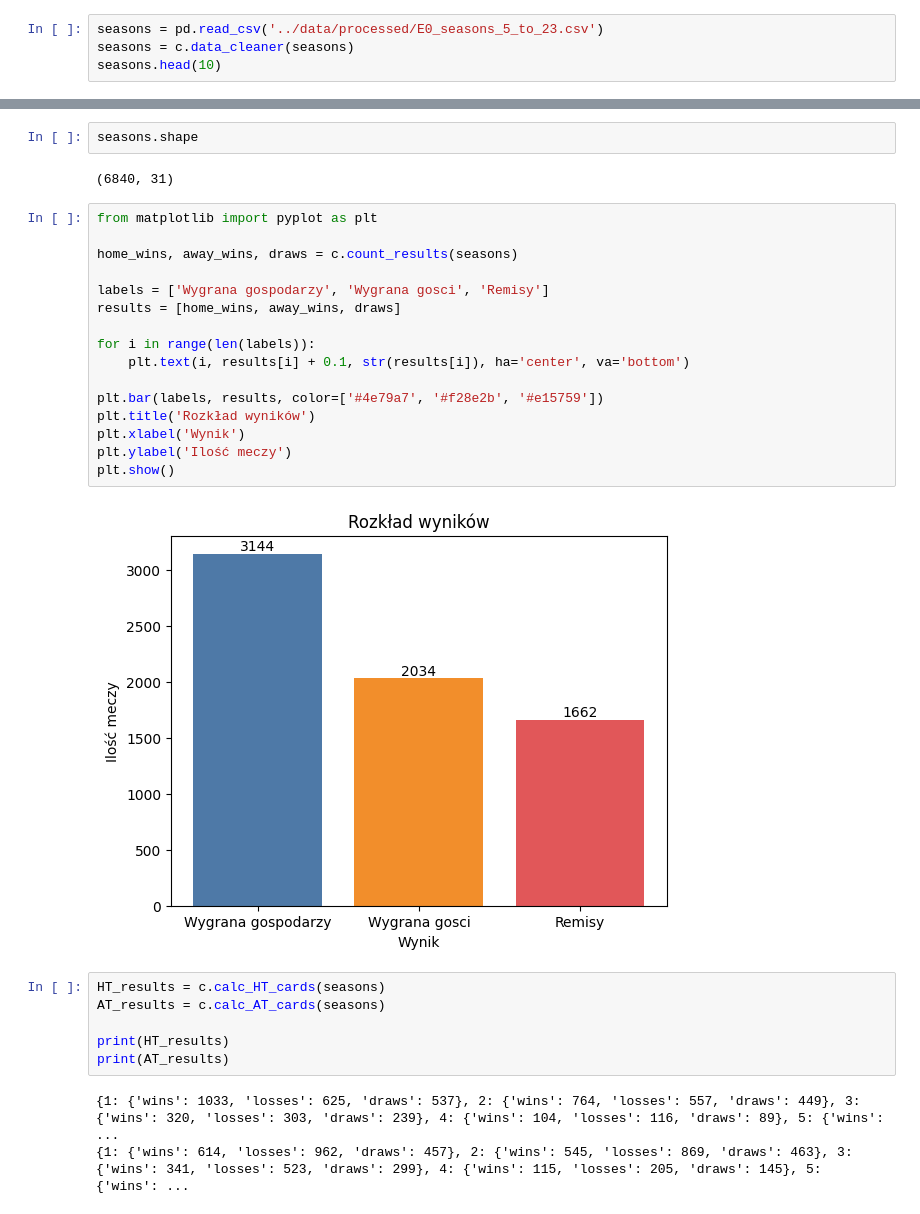
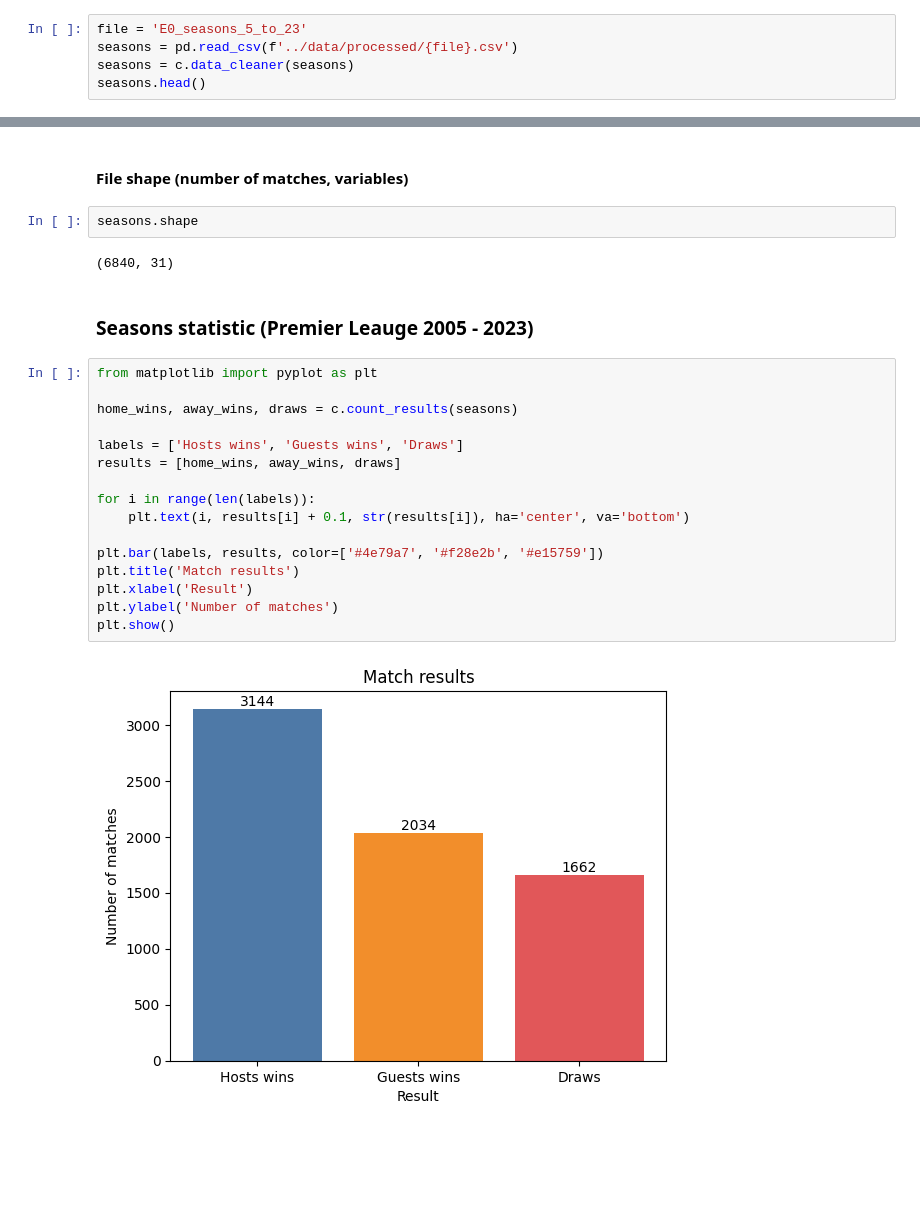
Before and after one commit to LKochan123/Football-fun, a Jupyter notebook: notebooks/statistics.ipynb, the cells around one changed output, grey strips where cells are left out. Saved outputs shown, nothing was run; the diff lists cells and outputs as text; blank space fills up the shorter version.

Commit message:
new statistics

```diff
--- a/notebooks/statistics.ipynb
+++ b/notebooks/statistics.ipynb
@@ -9,7 +9,8 @@ import core as c
 # %%
-seasons = pd.read_csv('../data/processed/E0_seasons_5_to_23.csv')
+file = 'E0_seasons_5_to_23'
+seasons = pd.read_csv(f'../data/processed/{file}.csv')
 seasons = c.data_cleaner(seasons)
-seasons.head(10)
+seasons.head()
 # %% [output]
 |  | Div | Date | HomeTeam | AwayTeam | FTHG | FTAG | FTR | HTHG | HTAG | HTR | ... | ... |
 | 0 | E0 | 13/08/05 | Aston Villa | Bolton | 2 | 2 | D | 2 | 2 | D | ... | ... |
@@ -26,32 +22,27 @@ seasons.head(10)
+# %% [markdown]
+#### File shape (number of matches, variables)
 # %%
 seasons.shape
 # %% [output]
 (6840, 31)
+# %% [markdown]
+### Seasons statistic (Premier Leauge 2005 - 2023)
 # %%
 from matplotlib import pyplot as plt
 
 home_wins, away_wins, draws = c.count_results(seasons)
 
-labels = ['Wygrana gospodarzy', 'Wygrana gosci', 'Remisy']
+labels = ['Hosts wins', 'Guests wins', 'Draws']
 results = [home_wins, away_wins, draws]
 
 for i in range(len(labels)):
     plt.text(i, results[i] + 0.1, str(results[i]), ha='center', va='bottom')
 
 plt.bar(labels, results, color=['#4e79a7', '#f28e2b', '#e15759'])
-plt.title('Rozkład wyników')
-plt.xlabel('Wynik')
-plt.ylabel('Ilość meczy')
+plt.title('Match results')
+plt.xlabel('Result')
+plt.ylabel('Number of matches')
 plt.show()
 # %% [output]
-[figure, old version]
+[figure, new version]
-# %%
-HT_results = c.calc_HT_cards(seasons)
-AT_results = c.calc_AT_cards(seasons)
-
-print(HT_results)
-print(AT_results)
-# %% [output]
-{1: {'wins': 1033, 'losses': 625, 'draws': 537}, 2: {'wins': 764, 'losses': 557, 'draws': 449}, 3: {'wins': 320, 'losses': 303, 'draws': 239}, 4: {'wins': 104, 'losses': 116, 'draws': 89}, 5: {'wins': ...
-{1: {'wins': 614, 'losses': 962, 'draws': 457}, 2: {'wins': 545, 'losses': 869, 'draws': 463}, 3: {'wins': 341, 'losses': 523, 'draws': 299}, 4: {'wins': 115, 'losses': 205, 'draws': 145}, 5: {'wins': ...
 # %%
```
Also changed, not shown: parts of 25 cells of this notebook, 3 other files.
